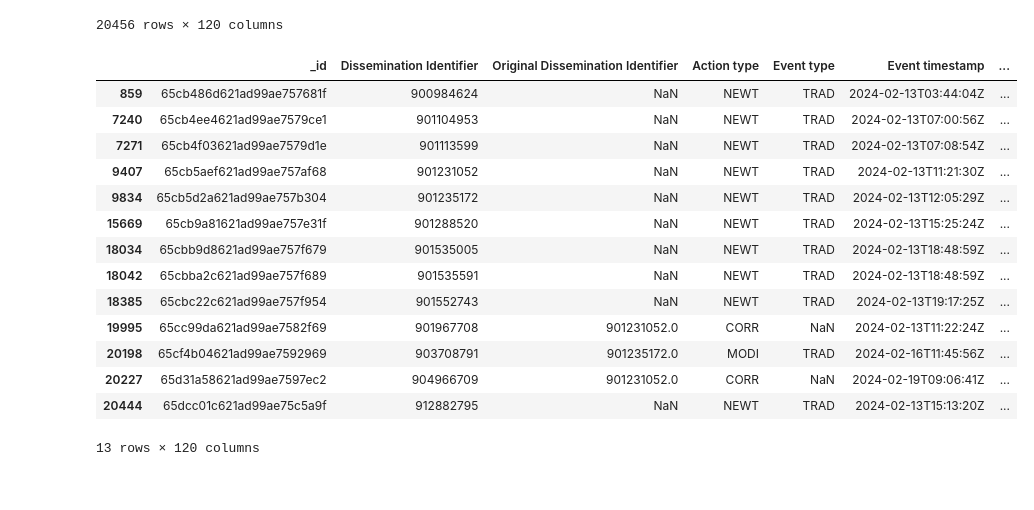
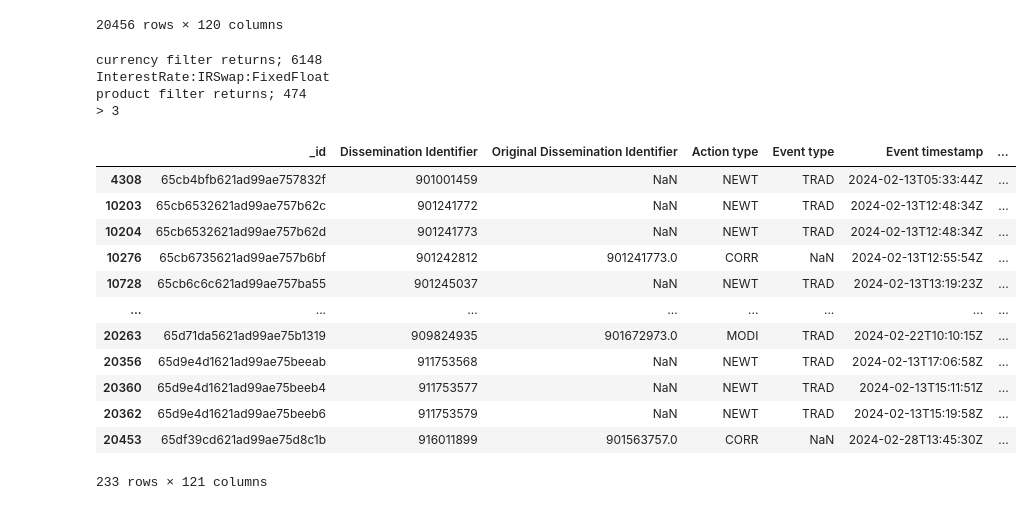
Before and after one commit to Mehedi24434/sdrpy, a Jupyter notebook: test.ipynb, the cells around one changed output. Drawn from its saved outputs; the diff is of its cells as text; code cells hidden in the pictures.

```diff
--- a/test.ipynb
+++ b/test.ipynb
@@ -19,21 +19,23 @@ df
 20456 rows × 120 columns
 # %%
 from sdrpy.filters.filter_functions import get_trades
-df1 = get_trades(df, product="xccy", currencies=("CAD", "USD"))  # For multiple currencies
+df1 = get_trades(df, product="irswap", product_type="FixedFloat", currencies=["USD"])  # For multiple currencies
 df1
 # %% [output]
+currency filter returns; 6148
+InterestRate:IRSwap:FixedFloat
+product filter returns; 474
+> 3
 |  | _id | Dissemination Identifier | Original Dissemination Identifier | Action type | Event type | Event timestamp | ... |
-| 859 | 65cb486d621ad99ae757681f | 900984624 | NaN | NEWT | TRAD | 2024-02-13T03:44:04Z | ... |
-| 7240 | 65cb4ee4621ad99ae7579ce1 | 901104953 | NaN | NEWT | TRAD | 2024-02-13T07:00:56Z | ... |
-| 7271 | 65cb4f03621ad99ae7579d1e | 901113599 | NaN | NEWT | TRAD | 2024-02-13T07:08:54Z | ... |
-| 9407 | 65cb5aef621ad99ae757af68 | 901231052 | NaN | NEWT | TRAD | 2024-02-13T11:21:30Z | ... |
-| 9834 | 65cb5d2a621ad99ae757b304 | 901235172 | NaN | NEWT | TRAD | 2024-02-13T12:05:29Z | ... |
-| 15669 | 65cb9a81621ad99ae757e31f | 901288520 | NaN | NEWT | TRAD | 2024-02-13T15:25:24Z | ... |
-| 18034 | 65cbb9d8621ad99ae757f679 | 901535005 | NaN | NEWT | TRAD | 2024-02-13T18:48:59Z | ... |
-| 18042 | 65cbba2c621ad99ae757f689 | 901535591 | NaN | NEWT | TRAD | 2024-02-13T18:48:59Z | ... |
-| 18385 | 65cbc22c621ad99ae757f954 | 901552743 | NaN | NEWT | TRAD | 2024-02-13T19:17:25Z | ... |
-| 19995 | 65cc99da621ad99ae7582f69 | 901967708 | 901231052.0 | CORR | NaN | 2024-02-13T11:22:24Z | ... |
-| 20198 | 65cf4b04621ad99ae7592969 | 903708791 | 901235172.0 | MODI | TRAD | 2024-02-16T11:45:56Z | ... |
-| 20227 | 65d31a58621ad99ae7597ec2 | 904966709 | 901231052.0 | CORR | NaN | 2024-02-19T09:06:41Z | ... |
-| 20444 | 65dcc01c621ad99ae75c5a9f | 912882795 | NaN | NEWT | TRAD | 2024-02-13T15:13:20Z | ... |
+| 4308 | 65cb4bfb621ad99ae757832f | 901001459 | NaN | NEWT | TRAD | 2024-02-13T05:33:44Z | ... |
+| 10203 | 65cb6532621ad99ae757b62c | 901241772 | NaN | NEWT | TRAD | 2024-02-13T12:48:34Z | ... |
+| 10204 | 65cb6532621ad99ae757b62d | 901241773 | NaN | NEWT | TRAD | 2024-02-13T12:48:34Z | ... |
+| 10276 | 65cb6735621ad99ae757b6bf | 901242812 | 901241773.0 | CORR | NaN | 2024-02-13T12:55:54Z | ... |
+| 10728 | 65cb6c6c621ad99ae757ba55 | 901245037 | NaN | NEWT | TRAD | 2024-02-13T13:19:23Z | ... |
+| ... | ... | ... | ... | ... | ... | ... | ... |
+| 20263 | 65d71da5621ad99ae75b1319 | 909824935 | 901672973.0 | MODI | TRAD | 2024-02-22T10:10:15Z | ... |
+| 20356 | 65d9e4d1621ad99ae75beeab | 911753568 | NaN | NEWT | TRAD | 2024-02-13T17:06:58Z | ... |
+| 20360 | 65d9e4d1621ad99ae75beeb4 | 911753577 | NaN | NEWT | TRAD | 2024-02-13T15:11:51Z | ... |
+| 20362 | 65d9e4d1621ad99ae75beeb6 | 911753579 | NaN | NEWT | TRAD | 2024-02-13T15:19:58Z | ... |
+| 20453 | 65df39cd621ad99ae75d8c1b | 916011899 | 901563757.0 | CORR | NaN | 2024-02-28T13:45:30Z | ... |
-13 rows × 120 columns
+233 rows × 121 columns
```
Also changed, not shown: parts of 2 cells of this notebook, 4 other files.
